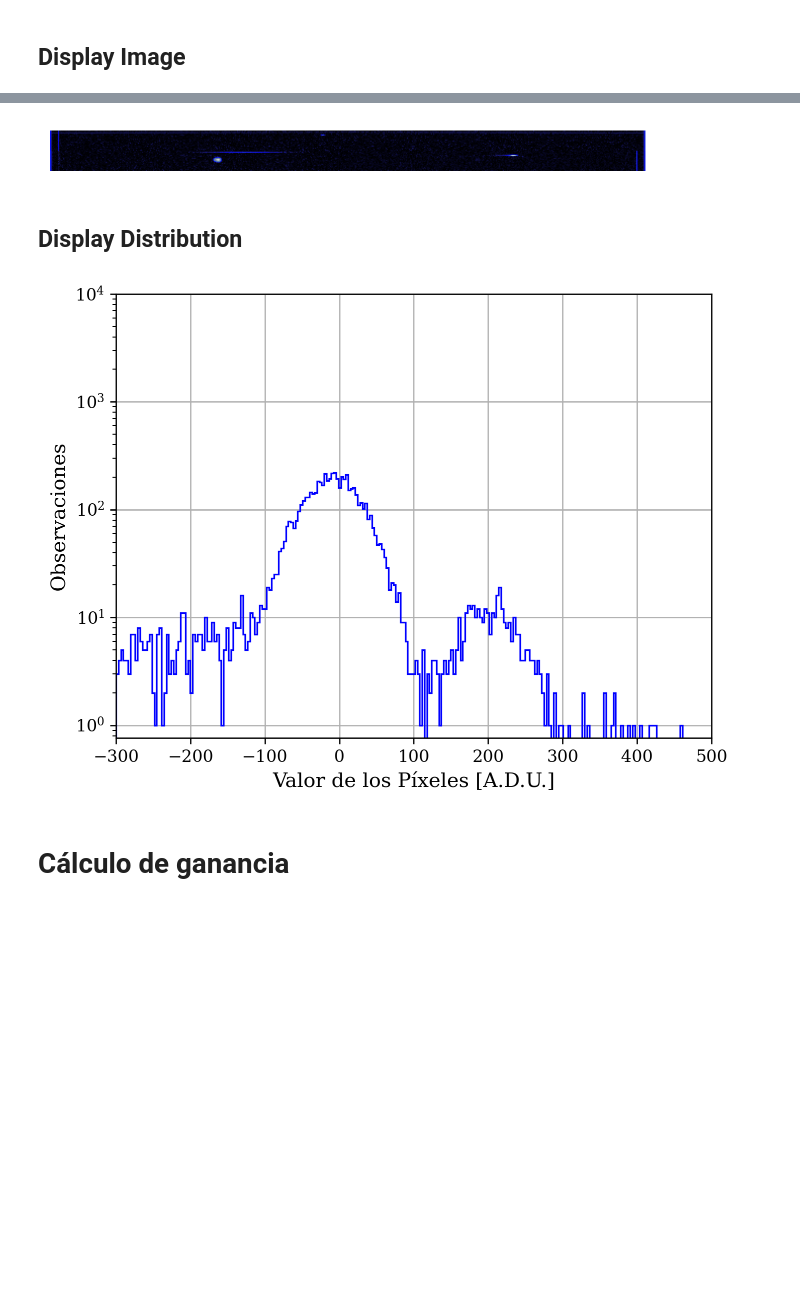
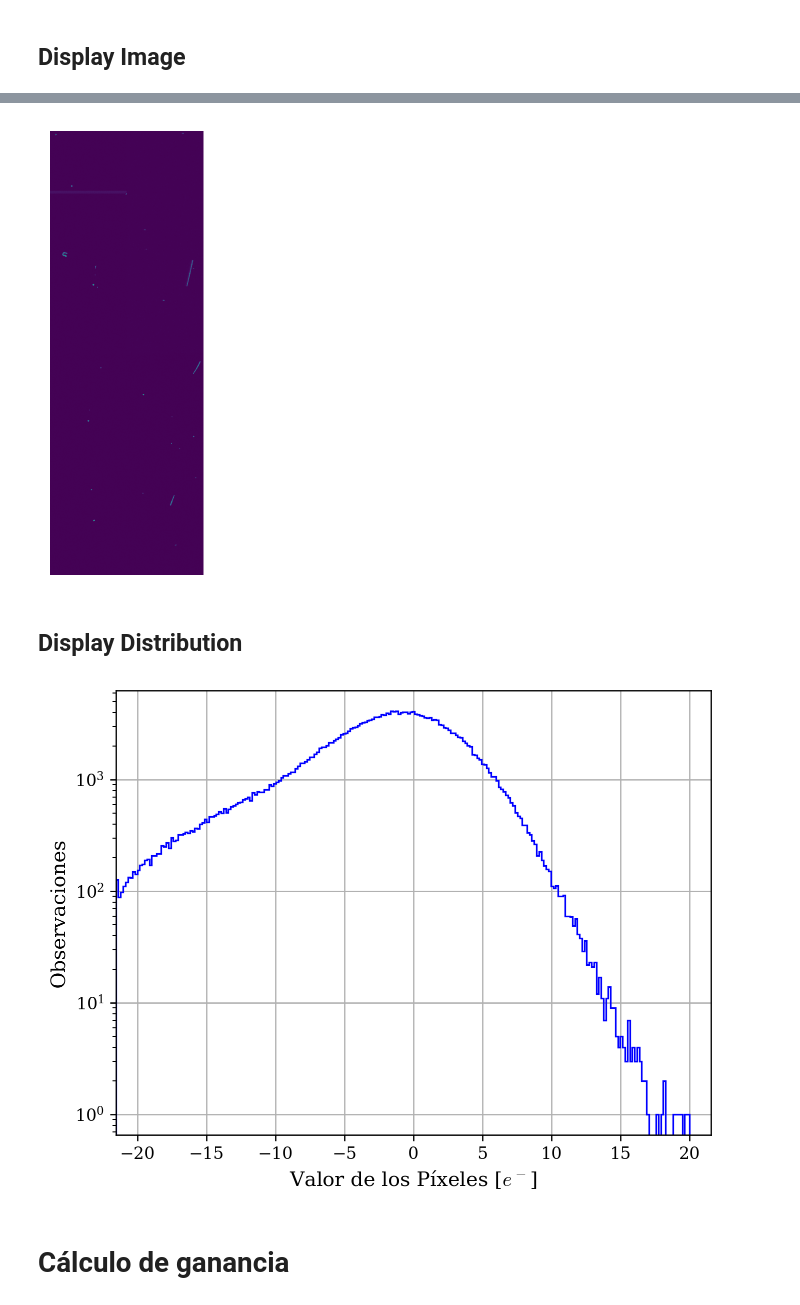
Before and after one commit to agustinbrusco/LAMBDA_Hub, a Jupyter notebook: skipper_image_analysis/image_read_test.ipynb, the cells around one changed output, grey strips where cells are left out. Cells and saved outputs as stored; diff of their text form; code cells hidden in the pictures; blank space fills up the shorter version.

Commit message:
arrancamos a procesar con overscan en filas

```diff
--- a/skipper_image_analysis/image_read_test.ipynb
+++ b/skipper_image_analysis/image_read_test.ipynb
@@ -59,2 +82,24 @@ Loaded proc_skp_no_cover_shutter_calibration_NSAMP400_NROW20_NCOL336_EXPOSURE_im
 # %% [markdown]
 ## Display Image
+# %%
+test_frame = test_image[0].data
+
+fixed_image = correct_overscan(deepcopy(test_image))
+fixed_frame = fixed_image[0].data
+# plt.plot(test_frame.mean(axis=0), '.', alpha=0.5)
+# plt.plot(fixed_frame.mean(axis=0), '.', alpha=0.5)
+plt.plot(np.median(test_frame, axis=0), '.', alpha=0.5)
+plt.plot(np.median(fixed_frame, axis=0), '.', alpha=0.5)
+plt.grid()
+plt.xlabel("Column Number")
+plt.ylabel("Valor Medio de los Píxeles [A.D.U.]")
+plt.show()
+
+# plt.plot(test_frame.mean(axis=1), '.', alpha=0.5)
+# plt.plot(fixed_frame.mean(axis=1), '.', alpha=0.5)
+plt.plot(np.median(test_frame, axis=1), '.', alpha=0.5)
+plt.plot(np.median(fixed_frame, axis=1), '.', alpha=0.5)
+plt.grid()
+plt.xlabel("Row Number")
+plt.ylabel("Valor de los Píxeles [A.D.U.]")
+plt.show()
@@ -61,45 +109,67 @@ Loaded proc_skp_no_cover_shutter_calibration_NSAMP400_NROW20_NCOL336_EXPOSURE_im
 # %%
 # Plot the image
-fig, ax = plot_ccd_image(
-    test_image,
+ganancia = {
+    0: 210,
+    1: 232,
+    2: 207,
+    3: 159
+}
+plot_image = deepcopy(fixed_image)
+if True:  # Plot by e⁻ instead of A.D.U.
+    for i, frame in enumerate(plot_image):
+        frame.data /= ganancia[i]
+
+fig, ax, imshow_cmap = plot_ccd_image(
+    plot_image,
     remove_overscan=True,
     orientation="vertical",
+    cmap="viridis",
     # value_map=lambda x: x*(x < 2000) + 2000*(x > 2000),
+    # value_map=lambda x: x,
 )
+# plt.colorbar(imshow_cmap, label="ADUs", ax=ax)
 plt.show()
 # fig.savefig("skipper_data/figuras_informe/skipper_example_image.png")
 # %% [output]
-[figure, old version]
+[figure, new version]
 # %% [markdown]
 ## Display Distribution
 # %%
-min_val = -3e2
-tope = 0.5e3
+min_val = -5e3
+tope = 5e3
 n_bins = 250
 
+ganancia = {
+    0: 210,
+    1: 232,
+    2: 207,
+    3: 159
+}
+
 #test_data = np.concatenate([test_image[frame].data.flatten() for frame in range(4)])
-test_data = test_image[0].data.flatten()
+frame_idx = 1
+test_data = test_image[frame_idx].data.flatten()
 fig, ax = plt.subplots(1, 1)
 if min_val is None:
     min_val = np.nanmin(test_data)
 if tope is None:
     tope = np.nanmax(test_data)
 cuentas, valores, _ = ax.hist(
-    test_data[(test_data > min_val) & (test_data < tope)],
-    bins=np.linspace(min_val, tope, n_bins),
+    test_data[(test_data > min_val) & (test_data < tope)] / ganancia[frame_idx],
+    bins=np.linspace(min_val, tope, n_bins) / ganancia[frame_idx],
     histtype="step",
     color="blue",
 
 )
 ax.grid(True)
 ax.set_yscale("log")
-ax.set_yticks(10**np.arange(5))
-ax.set_xlim(min_val, tope)
-ax.set_xlabel("Valor de los Píxeles [A.D.U.]")
+# ax.set_yticks(10**np.arange(5))
+ax.set_xlim(min_val/ ganancia[frame_idx], tope/ ganancia[frame_idx])
+ax.set_xlabel("Valor de los Píxeles [$e^-$]")
 ax.set_ylabel("Observaciones")
 plt.show()
 # %% [output]
-[figure, old version]
+[figure, new version]
 # %% [markdown]
 # Cálculo de ganancia
 # %%
```
Also changed, not shown: parts of 5 cells of this notebook, 1 other file.
